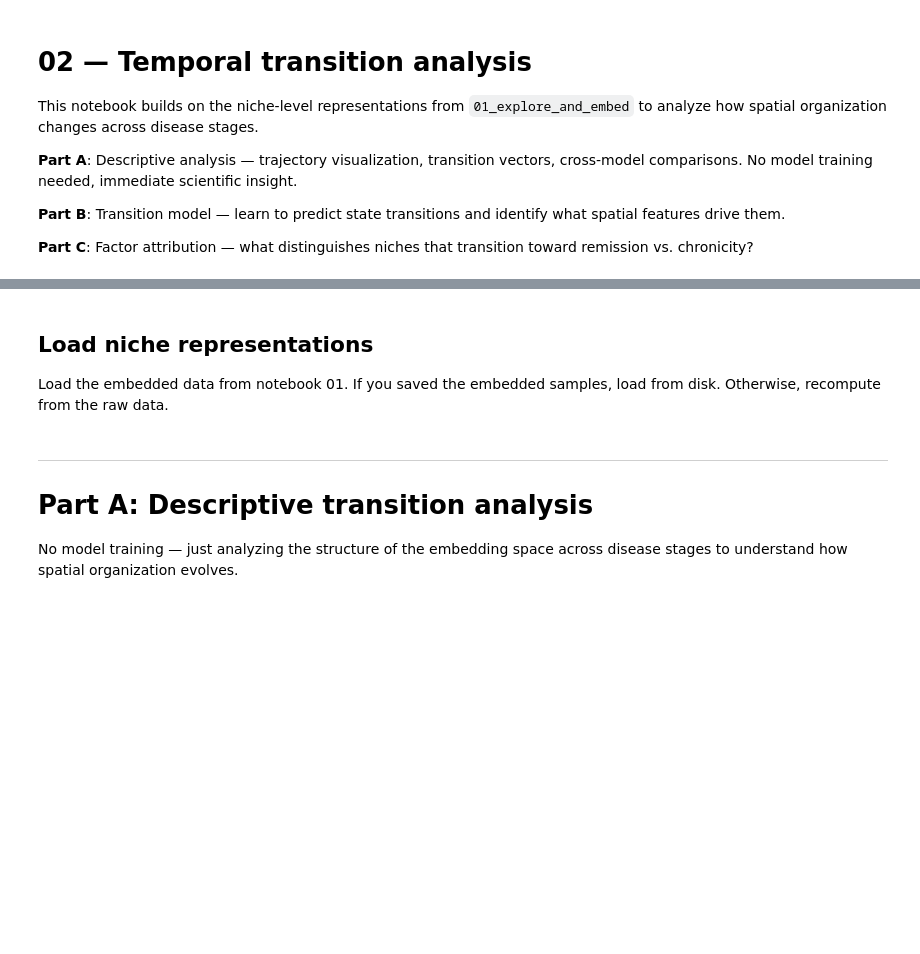
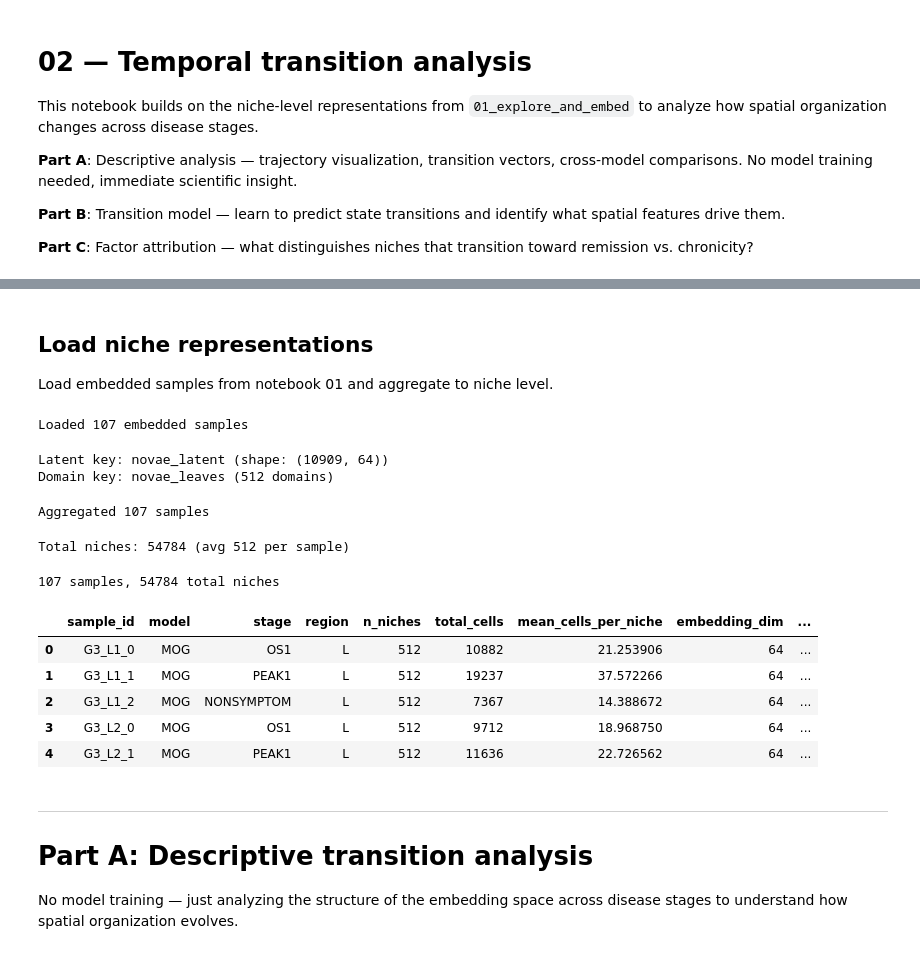
Before and after one commit to christoffermattssonlangseth/CROSSFADE, a Jupyter notebook: notebooks/02_temporal_transitions.ipynb, the cells around one changed output, grey strips where cells are left out. Drawn from its saved outputs; the diff is of its cells as text; code cells hidden in the pictures; blank space fills up the shorter version.

```diff
--- a/notebooks/02_temporal_transitions.ipynb
+++ b/notebooks/02_temporal_transitions.ipynb
@@ -45,36 +48,57 @@ from temporal_foundation.aggregation import (
 # %% [markdown]
 ## Load niche representations
 
-Load the embedded data from notebook 01. If you saved the embedded samples,
-load from disk. Otherwise, recompute from the raw data.
+Load embedded samples from notebook 01 and aggregate to niche level.
 # %%
-# Option A: Load pre-computed embedded samples from disk
+from temporal_foundation.embeddings import load_embeddings
+from temporal_foundation.config import EmbeddingConfig, AggregationConfig
+from temporal_foundation.aggregation import aggregate_all_samples, summarize_representations
+
 EMBEDDED_DIR = Path("../data/embedded")
 
 embed_config = EmbeddingConfig()
+samples = load_embeddings(EMBEDDED_DIR, embed_config)
+
+# Check keys from first sample
+s = next(iter(samples.values()))
+novae_obsm = [k for k in s.obsm.keys() if 'novae' in k.lower()]
+latent_key = novae_obsm[0] if novae_obsm else embed_config.latent_key
+
+# Use novae_domains (not novae_sid which is just slide ID)
+domain_key = "novae_leaves"
+if domain_key not in s.obs.columns:
+    # Fallback: find a column with multiple domain values
+    novae_obs = [c for c in s.obs.columns if 'novae_domain' in c.lower()]
+    domain_key = novae_obs[0] if novae_obs else embed_config.domain_key
+
+print(f"Latent key: {latent_key} (shape: {s.obsm[latent_key].shape})")
+print(f"Domain key: {domain_key} ({s.obs[domain_key].nunique()} domains)")
+
 agg_config = AggregationConfig(
     method="spatial_domains",
-    domain_key=embed_config.domain_key,
-    embedding_key=embed_config.latent_key,
+    domain_key=domain_key,
+    embedding_key=latent_key,
     include_composition=True,
     cell_type_key="anno_L2",
 )
 
-if EMBEDDED_DIR.exists() and list(EMBEDDED_DIR.glob("*.h5ad")):
-    samples = load_embeddings(EMBEDDED_DIR, embed_config)
-else:
-    # Option B: Load raw data and recompute (slower)
-    print("No pre-computed embeddings found. Loading raw data...")
-    adata = load_adata()
-    samples = split_by_sample(adata)
-    from temporal_foundation.embeddings import compute_novae_batch
-    samples = compute_novae_batch(samples, embed_config)
-
-# Aggregate to niche level
 representations = aggregate_all_samples(samples, agg_config)
 summary = summarize_representations(representations)
 print(f"\n{len(representations)} samples, {summary['n_niches'].sum()} total niches")
 summary.head()
+# %% [output]
+Loaded 107 embedded samples
+Latent key: novae_latent (shape: (10909, 64))
+Domain key: novae_leaves (512 domains)
+Aggregated 107 samples
+Total niches: 54784 (avg 512 per sample)
+107 samples, 54784 total niches
+|  | sample_id | model | stage | region | n_niches | total_cells | mean_cells_per_niche | embedding_dim | ... |
+| 0 | G3_L1_0 | MOG | OS1 | L | 512 | 10882 | 21.253906 | 64 | ... |
+| 1 | G3_L1_1 | MOG | PEAK1 | L | 512 | 19237 | 37.572266 | 64 | ... |
+| 2 | G3_L1_2 | MOG | NONSYMPTOM | L | 512 | 7367 | 14.388672 | 64 | ... |
+| 3 | G3_L2_0 | MOG | OS1 | L | 512 | 9712 | 18.968750 | 64 | ... |
+| 4 | G3_L2_1 | MOG | PEAK1 | L | 512 | 11636 | 22.726562 | 64 | ... |
 # %% [markdown]
 ---
 # Part A: Descriptive transition analysis
```
Also changed, not shown: parts of 18 cells of this notebook, 3 other files.
